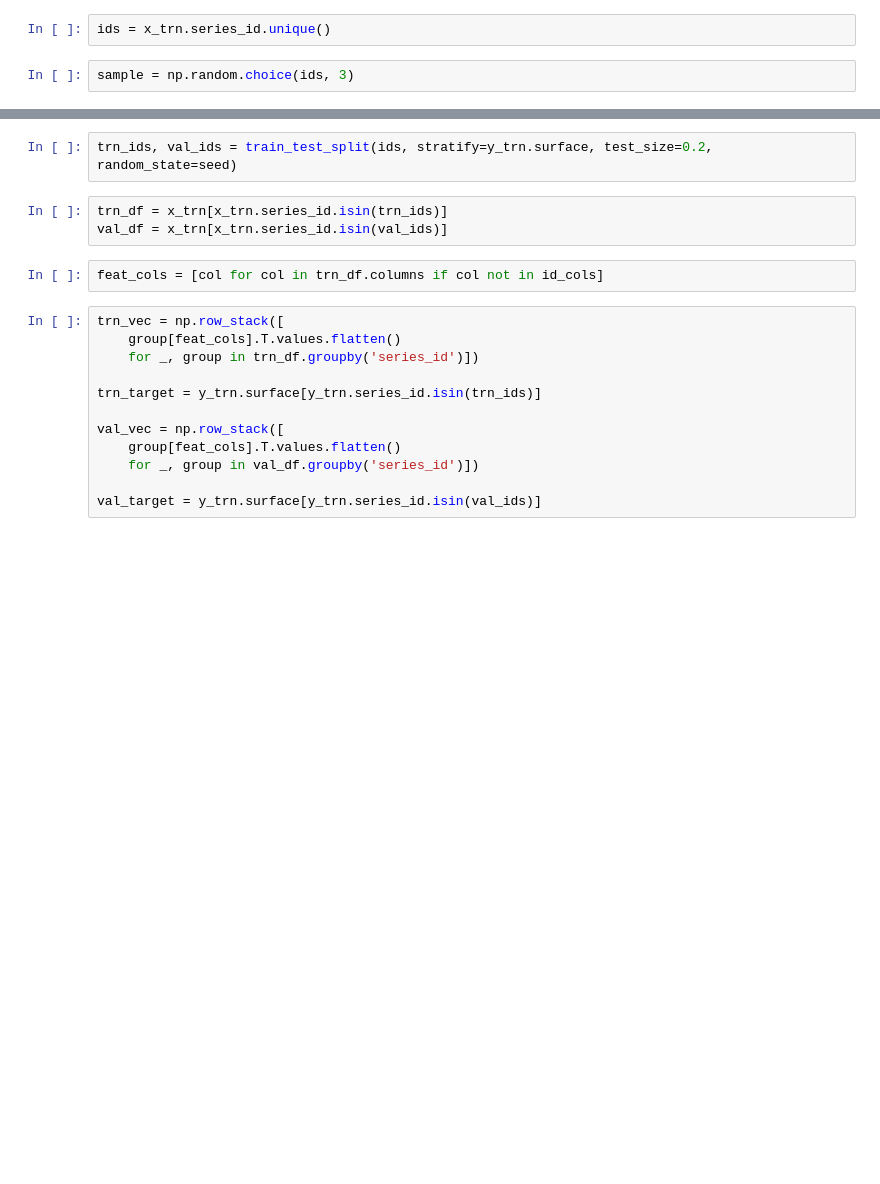
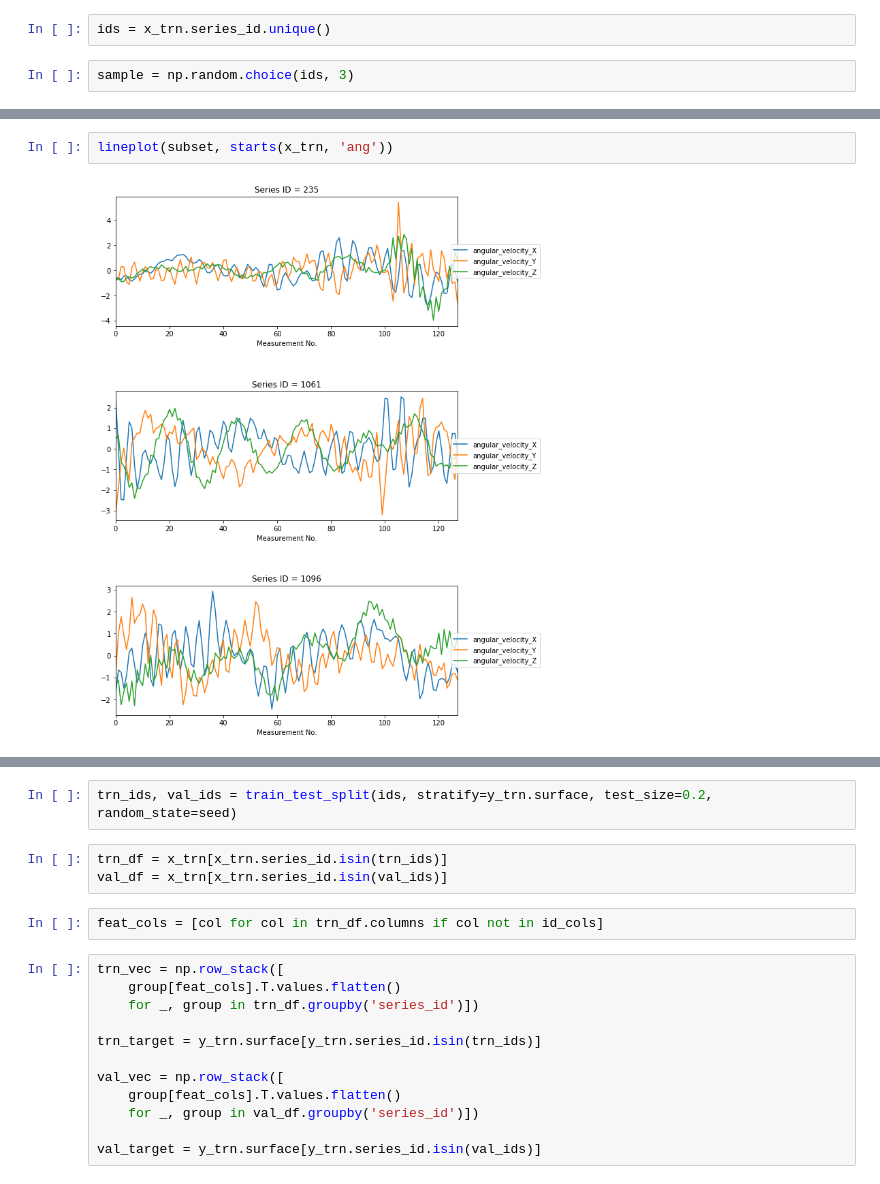
Before and after one commit to devforfu/careercon2019, a Jupyter notebook: 03_seq_modelling.ipynb, the cells around one changed output, grey strips where cells are left out. Saved outputs shown, nothing was run; the diff lists cells and outputs as text; blank space fills up the shorter version.

```diff
--- a/03_seq_modelling.ipynb
+++ b/03_seq_modelling.ipynb
@@ -47,0 +66,4 @@ for ax, (series_id, group) in zip(axes.flat, groups):
+# %%
+lineplot(subset, starts(x_trn, 'ang'))
+# %% [output]
+[figure, added]
```
Also changed, not shown: parts of 12 cells of this notebook.
